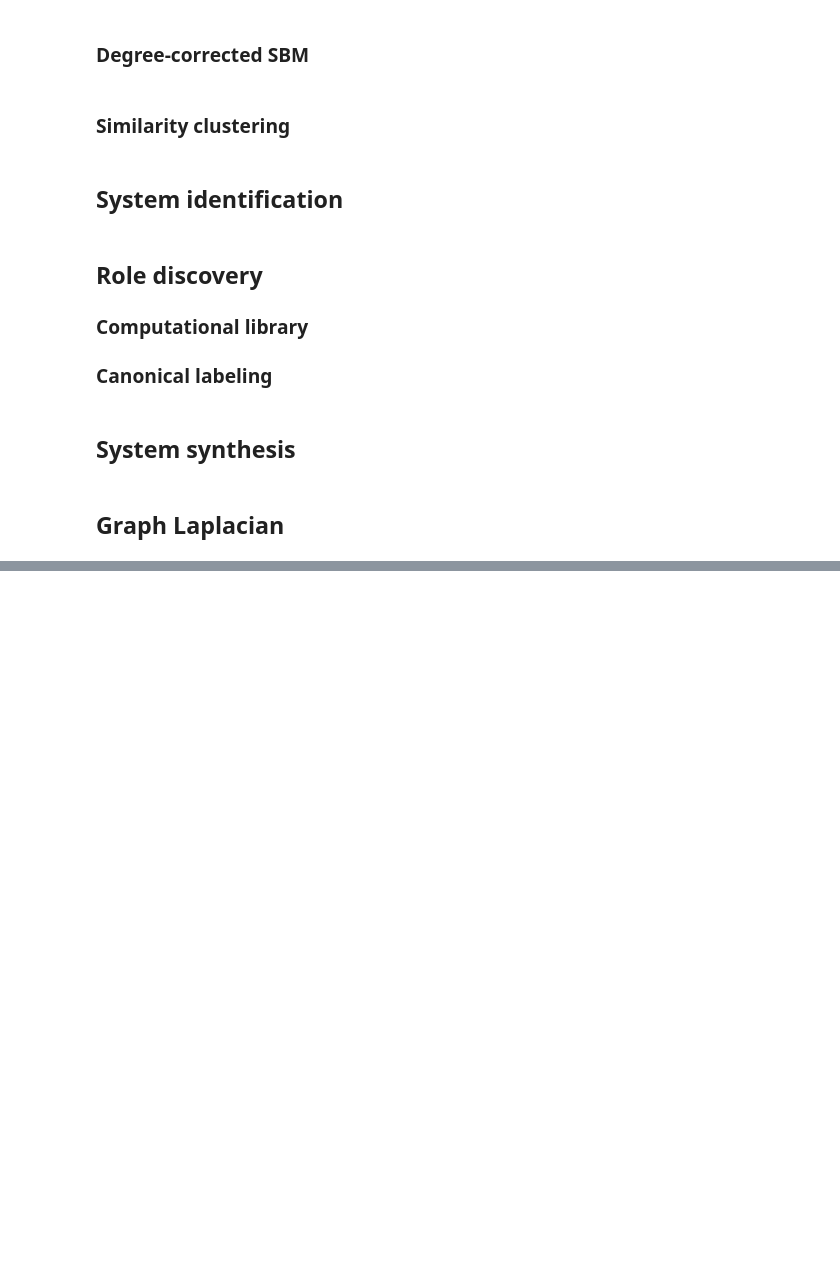
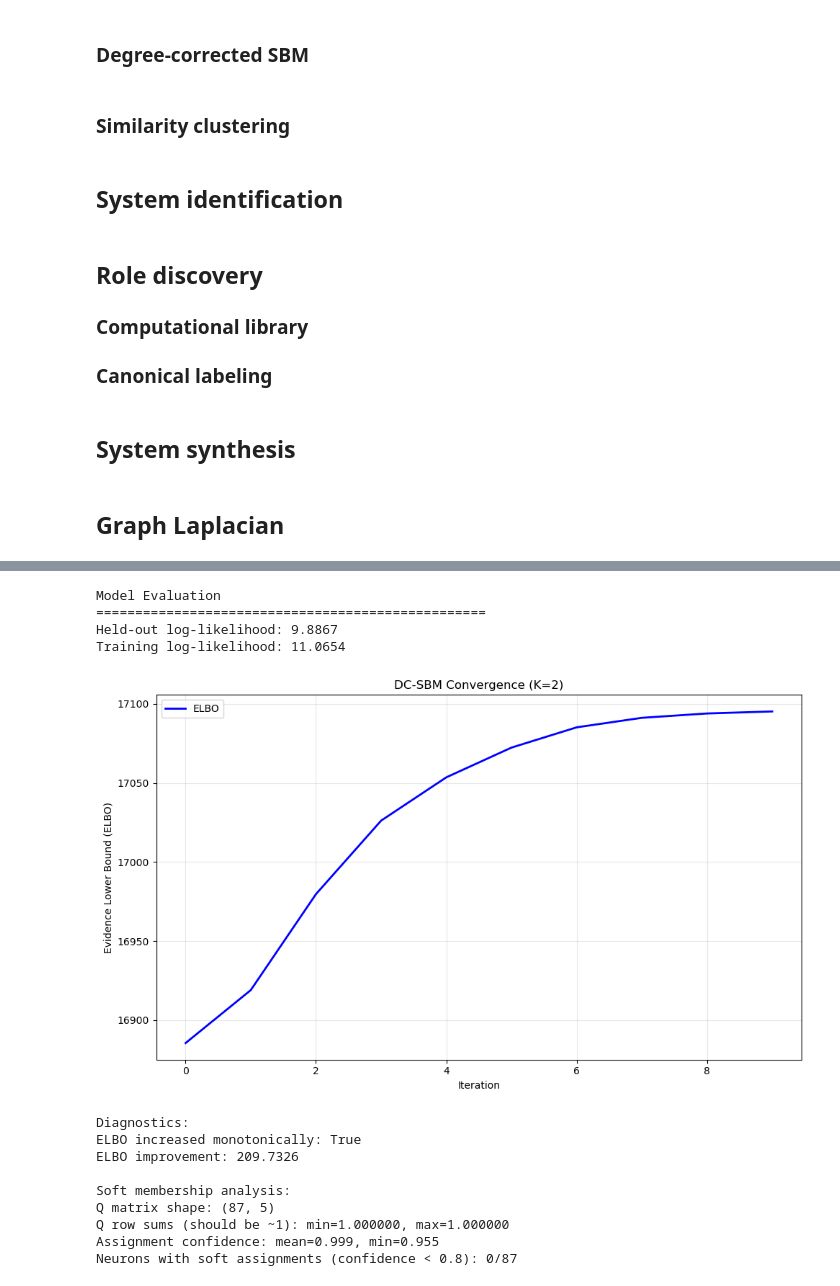
Before and after one commit to CharlesXu-Jingyue/MesoCompPrimitives, a Jupyter notebook: notebooks/poc.ipynb, the cells around one changed output, grey strips where cells are left out. Saved outputs shown, nothing was run; the diff lists cells and outputs as text; code cells hidden in the pictures; blank space fills up the shorter version.

Commit message:
dcsbm prototype

```diff
--- a/notebooks/poc.ipynb
+++ b/notebooks/poc.ipynb
@@ -1420,0 +1475,17 @@ Community purity range: 0.500 - 0.750
+# %%
+# Split data into training and validation sets
+print("Splitting data for cross-validation...")
+A_train, A_val, mask_val = heldout_split(A_dcsbm, frac=0.1, stratify_degrees=True, seed=42)
+
+print(f"Original matrix: {A_dcsbm.shape}, {np.count_nonzero(A_dcsbm)} non-zeros")
+print(f"Training matrix: {A_train.shape}, {np.count_nonzero(A_train.toarray())} non-zeros")
+print(f"Validation matrix: {A_val.shape}, {np.count_nonzero(A_val.toarray())} non-zeros")
+print(f"Validation mask: {mask_val.shape}, {np.count_nonzero(mask_val.toarray())} entries")
+
+# Verify split
+total_train = np.count_nonzero(A_train.toarray())
+total_val = np.count_nonzero(A_val.toarray())
+total_orig = np.count_nonzero(A_dcsbm)
+print(f"\nSplit verification:")
+print(f"Train + validation edges: {total_train + total_val} (original: {total_orig})")
+print(f"Held-out fraction: {total_val / total_orig:.3f}")
@@ -1420,0 +1558,56 @@ Community purity range: 0.500 - 0.750
+# %%
+# Evaluate model performance
+print("Model Evaluation")
+print("=" * 50)
+
+# Compute validation score
+val_score = model.score(A_val, mask=mask_val)
+print(f"Held-out log-likelihood: {val_score:.4f}")
+
+# Compute training score for comparison
+train_score = model.score(A_train)
+print(f"Training log-likelihood: {train_score:.4f}")
+
+# Plot ELBO convergence
+plt.figure(figsize=(10, 6))
+plt.plot(model.elbo_, 'b-', linewidth=2, label='ELBO')
+plt.xlabel('Iteration')
+plt.ylabel('Evidence Lower Bound (ELBO)')
+plt.title('DC-SBM Convergence (K=2)')
+plt.grid(True, alpha=0.3)
+plt.legend()
+plt.tight_layout()
+plt.show()
+
+# Print diagnostic information
+diagnostics = model.diagnostics()
+print(f"\nDiagnostics:")
+print(f"ELBO increased monotonically: {all(diagnostics['elbo_trace'][i+1] >= diagnostics['elbo_trace'][i] - 1e-6 for i in range(len(diagnostics['elbo_trace'])-1))}")
+print(f"ELBO improvement: {diagnostics['elbo_trace'][-1] - diagnostics['elbo_trace'][0]:.4f}")
+
+# Analyze soft membership matrix
+Q = params['Q']
+print(f"\nSoft membership analysis:")
+print(f"Q matrix shape: {Q.shape}")
+print(f"Q row sums (should be ~1): min={Q.sum(axis=1).min():.6f}, max={Q.sum(axis=1).max():.6f}")
+
+# Show degree of "soft" vs "hard" assignments
+assignment_confidence = Q.max(axis=1)
+print(f"Assignment confidence: mean={assignment_confidence.mean():.3f}, min={assignment_confidence.min():.3f}")
+soft_assignments = np.sum(assignment_confidence < 0.8)
+print(f"Neurons with soft assignments (confidence < 0.8): {soft_assignments}/{len(labels)}")
+# %% [output]
+Model Evaluation
+==================================================
+Held-out log-likelihood: 9.8867
+Training log-likelihood: 11.0654
+[figure, added]
+Diagnostics:
+ELBO increased monotonically: True
+ELBO improvement: 209.7326
+
+Soft membership analysis:
+Q matrix shape: (87, 5)
+Q row sums (should be ~1): min=1.000000, max=1.000000
+Assignment confidence: mean=0.999, min=0.955
+Neurons with soft assignments (confidence < 0.8): 0/87
```
Also changed, not shown: parts of 6 cells of this notebook, 4 other files.
